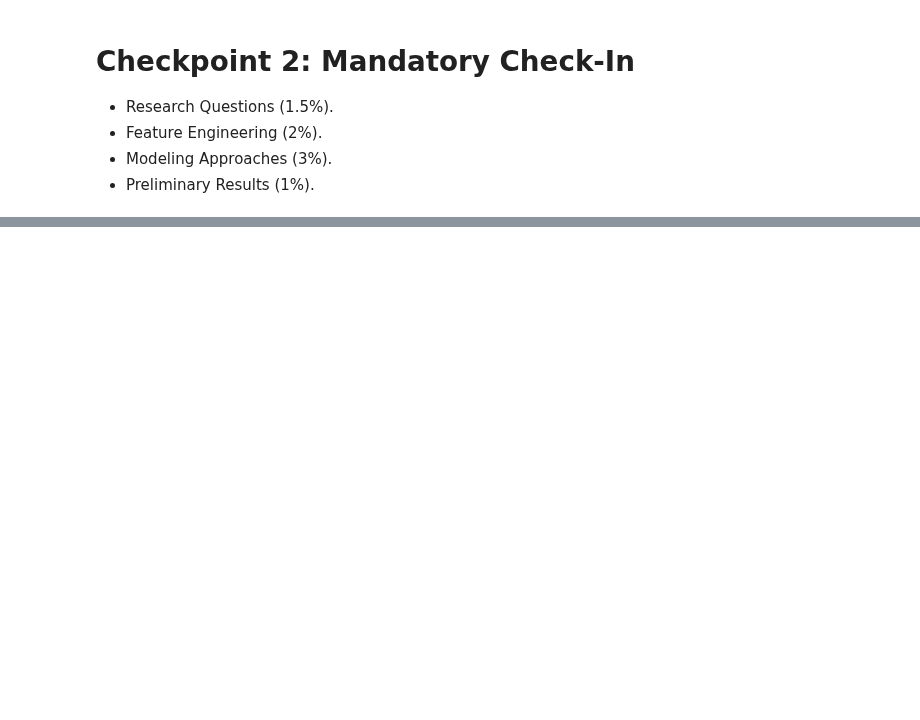
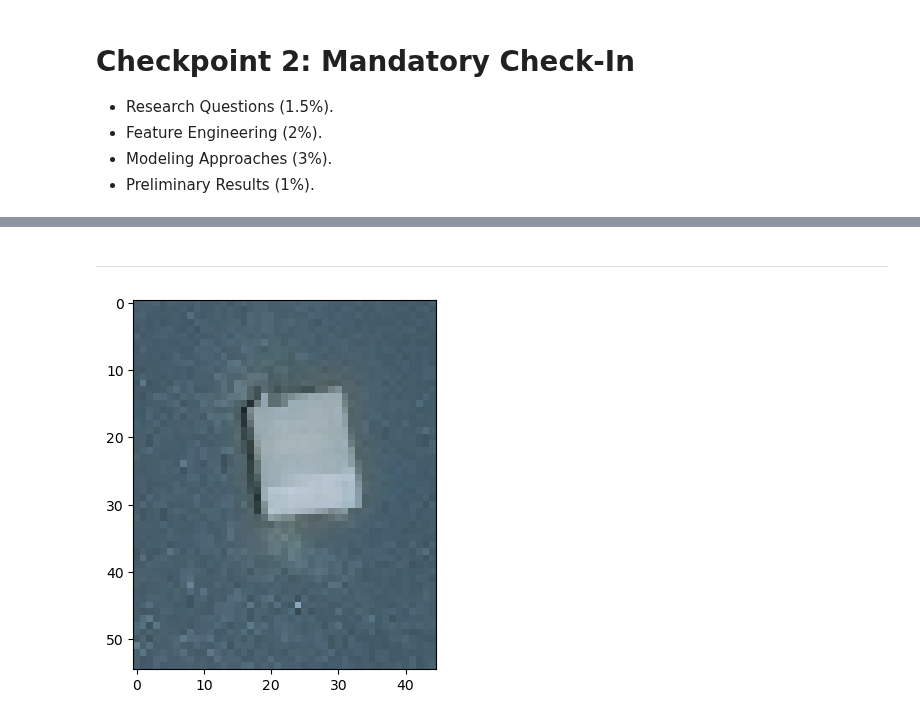
Before and after one commit to fractalclockwork/Data200, a Jupyter notebook: Source/Checkpoint_2_Modeling.ipynb, the cells around one changed output, grey strips where cells are left out. Cells and saved outputs as stored; diff of their text form; code cells hidden in the pictures; blank space fills up the shorter version.

```diff
--- a/Source/Checkpoint_2_Modeling.ipynb
+++ b/Source/Checkpoint_2_Modeling.ipynb
@@ -233,0 +244,34 @@ df_test = create_df(test_images)
+# %%
+from feature_utils import augment_image
+
+# Now augment data until balanced.
+# We'll use a mix of oversampling and undersampling...
+# - oversample the minority class using replacement
+# - undersample by randomly delete rows from the majority class to match
+
+classify_type_train_df = pd.DataFrame()
+
+# Set a reasonable argumentation limit
+sample_size = 150 #int(114 * 1.32)
+
+# We apply flip, rotate augmentation to the
+# sample with replacement samples.
+# We might duplicate an augmentation if the
+# same record is sampled and the augmentation
+# is applied.
+# Anyway... Cool thing is that we can get as many unique
+# balanced training sets as we desire.
+
+for T in classify_type_df.type.unique():
+    for L in classify_type_df.label.unique():
+        record_size = classify_type_df[(classify_type_df['type'] == T) & (classify_type_df['label'] == L)].shape[0]
+        if (record_size > sample_size):
+            sample_df = classify_type_df[(classify_type_df['type'] == T) & (classify_type_df['label'] == L)].sample(sample_size)
+        else:
+            sample_df = classify_type_df[(classify_type_df['type'] == T) & (classify_type_df['label'] == L)]
+            classify_type_train_df = pd.concat([sample_df, classify_type_train_df])
+            sample_df = classify_type_df[(classify_type_df['type'] == T) & (classify_type_df['label'] == L)].sample(sample_size-record_size, replace=True)
+            sample_df['image'] = sample_df['image'].apply(augment_image)
+        classify_type_train_df = pd.concat([sample_df, classify_type_train_df])
+count_s = classify_type_train_df.groupby('type')['label'].value_counts()
+display(count_s)
@@ -233,0 +455,2 @@ df_test = create_df(test_images)
+# %% [markdown]
+---
@@ -233,0 +459,5 @@ df_test = create_df(test_images)
+# %%
+#train_df.iloc[0].image
+show_image(classify_type_train_df.iloc[150].image)
+# %% [output]
+[figure, added]
```
Also changed, not shown: parts of 47 cells of this notebook, 6 other files.
